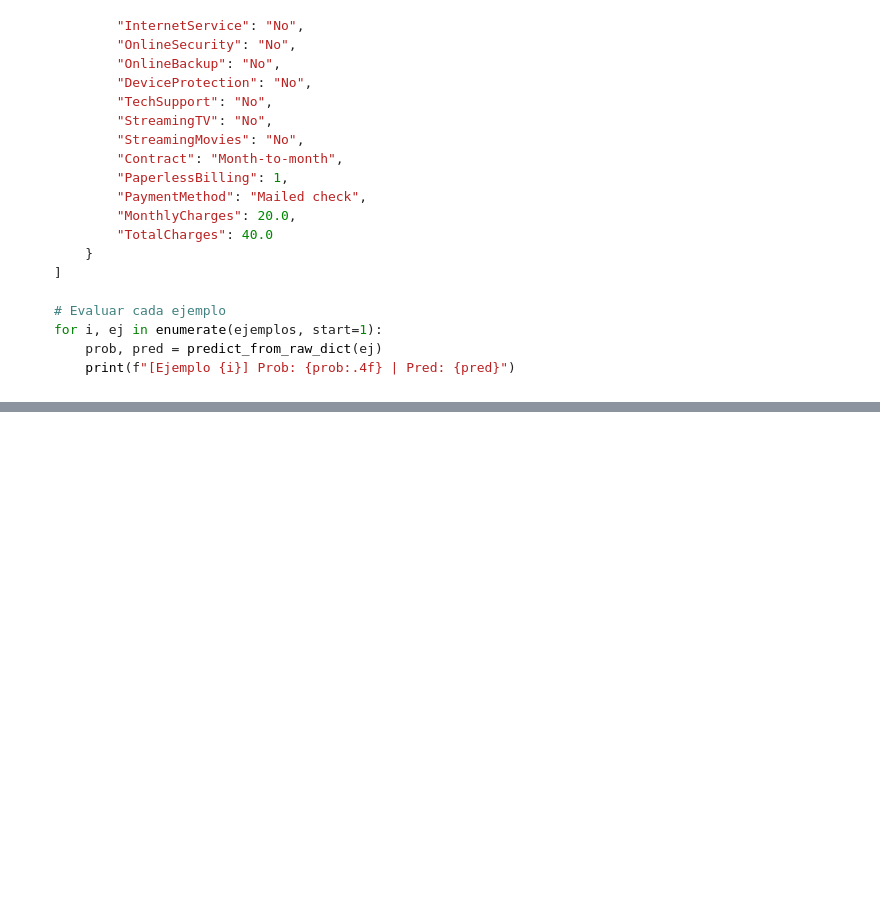
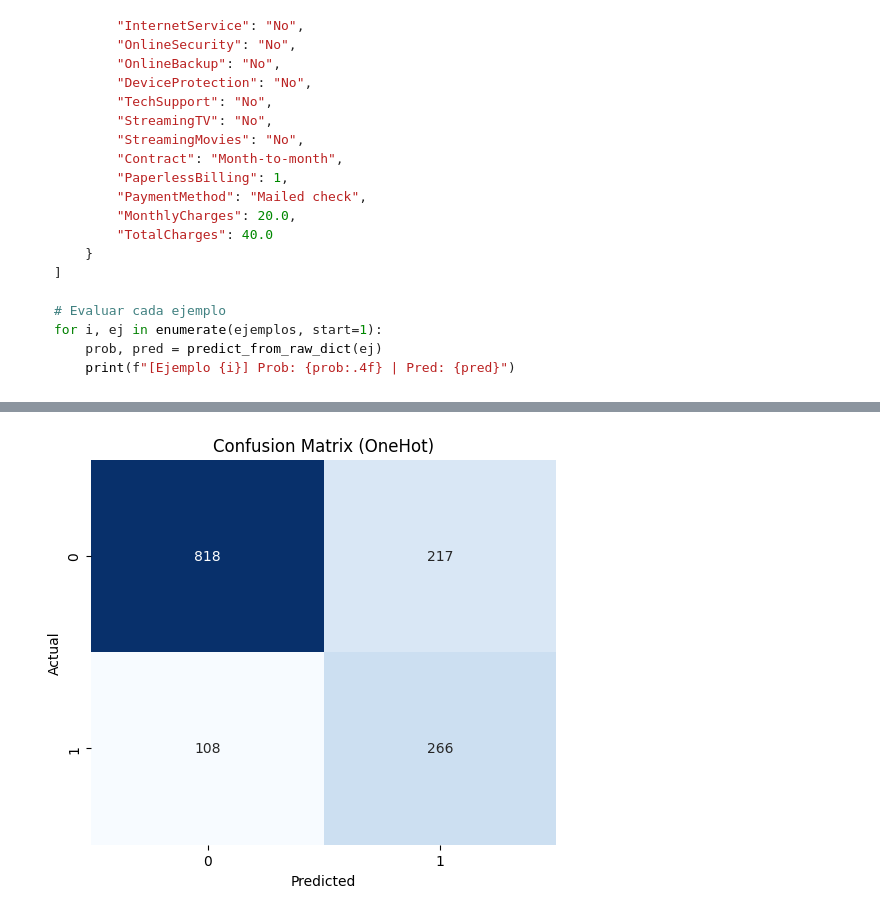
Before and after one commit to BenjaminGMC/sic_ai_2025_jun, a Jupyter notebook: 05deeplearning/clase_39.ipynb, the cells around one changed output, grey strips where cells are left out. Drawn from its saved outputs; the diff is of its cells as text; code cells hidden in the pictures; blank space fills up the shorter version.

```diff
--- a/05deeplearning/clase_39.ipynb
+++ b/05deeplearning/clase_39.ipynb
@@ -1433,0 +2087,27 @@ for i, ej in enumerate(ejemplos, start=1):
+# %%
+# ========================
+# 7. Evaluación en test
+# ========================
+y_prob_oh = best_model.predict(X_test_proc, verbose=0).ravel()
+
+def find_best_threshold(y_true, y_prob):
+    ths = np.linspace(0.05, 0.95, 19)
+    best_th, best = 0.5, -1.0
+    for th in ths:
+        y_pred = (y_prob >= th).astype(int)
+        score = f1_score(y_true, y_pred)
+        if score > best:
+            best = score
+            best_th = th
+    return best_th, best
+
+best_th_oh, best_f1_oh = find_best_threshold(y_test, y_prob_oh)
+y_pred_oh = (y_prob_oh >= best_th_oh).astype(int)
+
+auc_oh = roc_auc_score(y_test, y_prob_oh)
+ap_oh  = average_precision_score(y_test, y_prob_oh)
+
+print(f"[ONEHOT] ROC AUC: {auc_oh:.4f} | PR AUC: {ap_oh:.4f}")
+print(f"[ONEHOT] Mejor umbral por F1: {best_th_oh:.2f} (F1={best_f1_oh:.4f})")
+print("Matriz de confusión (OneHot):\n", confusion_matrix(y_test, y_pred_oh))
+print(classification_report(y_test, y_pred_oh, digits=4))
@@ -1433,0 +2128,14 @@ for i, ej in enumerate(ejemplos, start=1):
+# %%
+# ========================
+# 8. Graficar matriz de confusión
+# ========================
+cm = confusion_matrix(y_test, y_pred_oh)
+plt.figure(figsize=(6, 5))
+sns.heatmap(cm, annot=True, fmt="d", cmap="Blues", cbar=False,
+            xticklabels=['0', '1'], yticklabels=['0', '1'])
+plt.xlabel("Predicted")
+plt.ylabel("Actual")
+plt.title("Confusion Matrix (OneHot)")
+plt.show()
+# %% [output]
+[figure, added]
```
Also changed, not shown: parts of 48 cells of this notebook.
